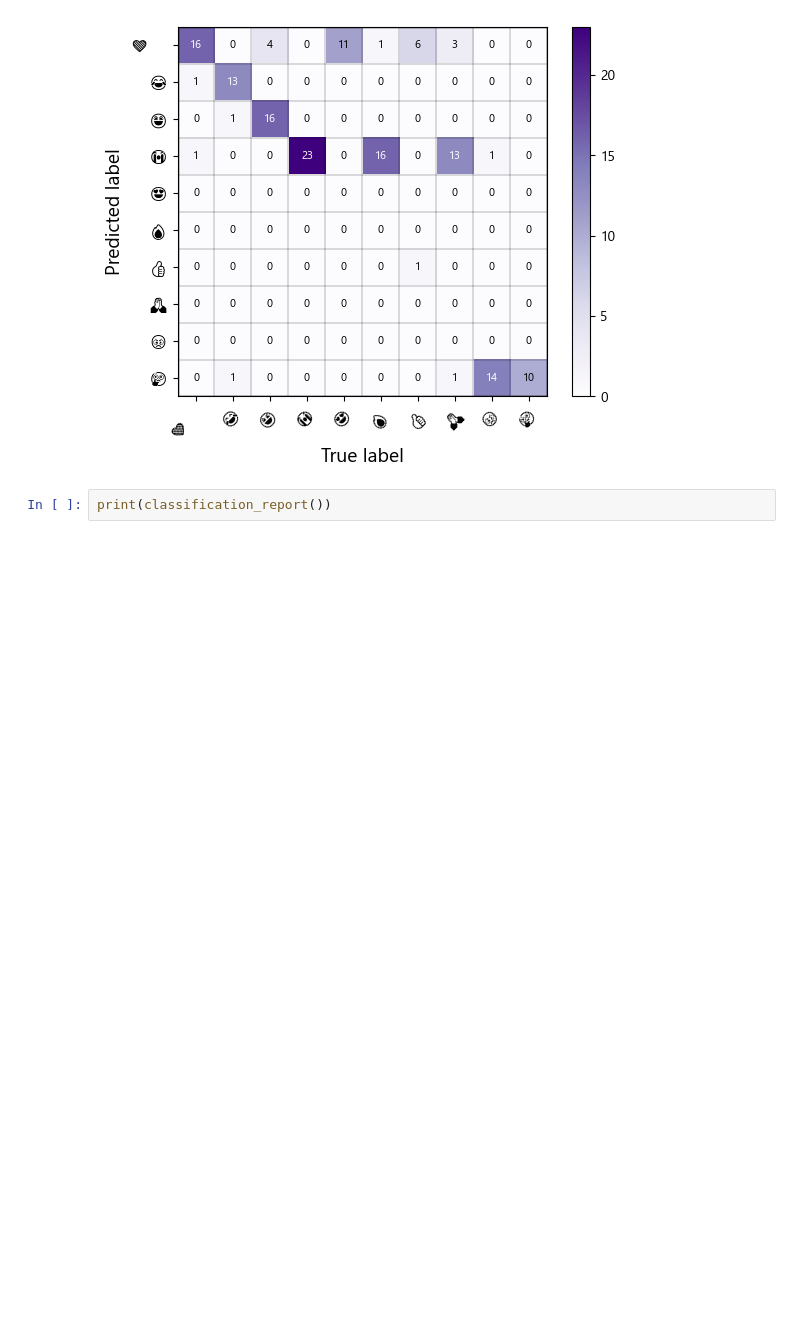
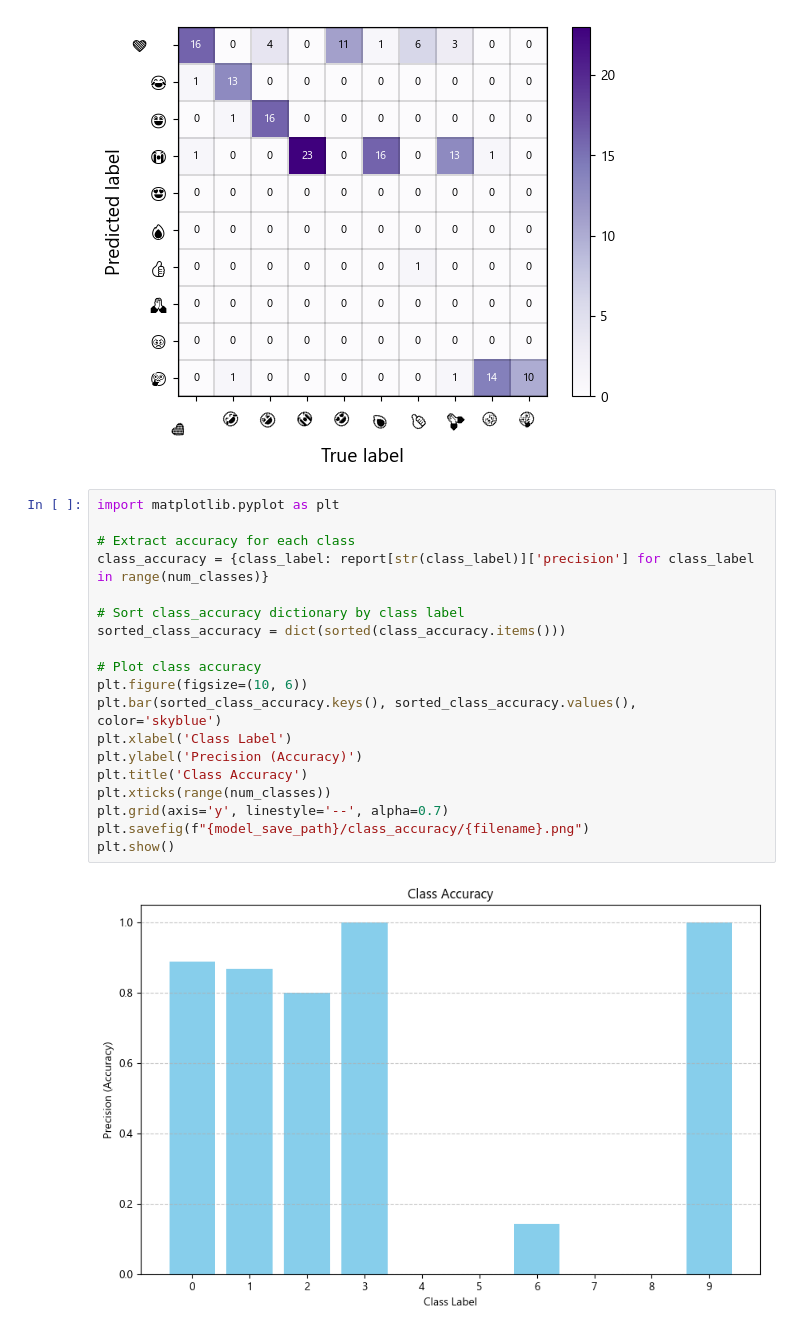
Before and after one commit to curryfizz/Emoji-Prediction, a Jupyter notebook: lstm_predictor.ipynb, the cells around one changed output. Cells and saved outputs as stored; diff of their text form; blank space fills up the shorter version.

Commit message:
Added code for class accuracy chart

```diff
--- a/lstm_predictor.ipynb
+++ b/lstm_predictor.ipynb
@@ -376,5 +357,24 @@ plt.savefig(f"{model_save_path}/confusion_matrices/{filename}.png")
 plt.show()
 # %% [output]
 [figure]
-# %%
-print(classification_report())
+# %%
+import matplotlib.pyplot as plt
+
+# Extract accuracy for each class
+class_accuracy = {class_label: report[str(class_label)]['precision'] for class_label in range(num_classes)}
+
+# Sort class_accuracy dictionary by class label
+sorted_class_accuracy = dict(sorted(class_accuracy.items()))
+
+# Plot class accuracy
+plt.figure(figsize=(10, 6))
+plt.bar(sorted_class_accuracy.keys(), sorted_class_accuracy.values(), color='skyblue')
+plt.xlabel('Class Label')
+plt.ylabel('Precision (Accuracy)')
+plt.title('Class Accuracy')
+plt.xticks(range(num_classes))
+plt.grid(axis='y', linestyle='--', alpha=0.7)
+plt.savefig(f"{model_save_path}/class_accuracy/{filename}.png")
+plt.show()
+# %% [output]
+[figure, added]
```
Also changed, not shown: parts of 3 cells of this notebook, 1 other file.
